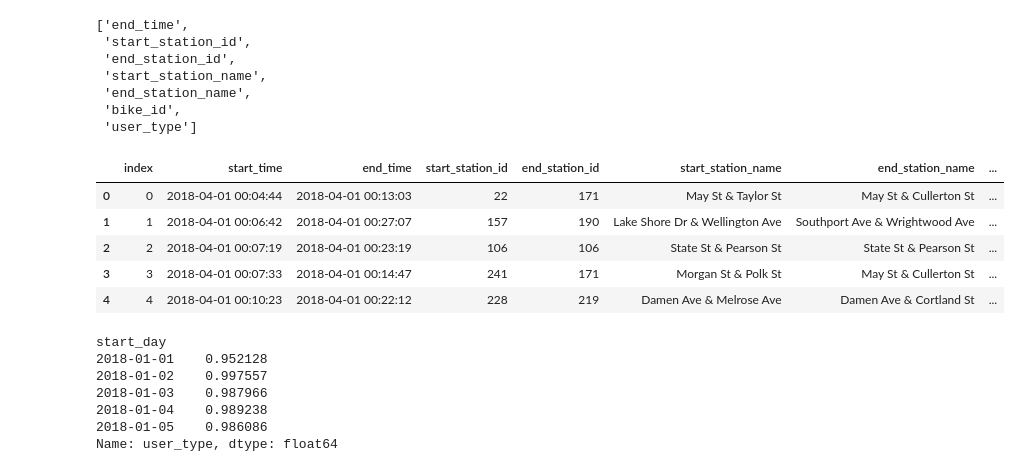
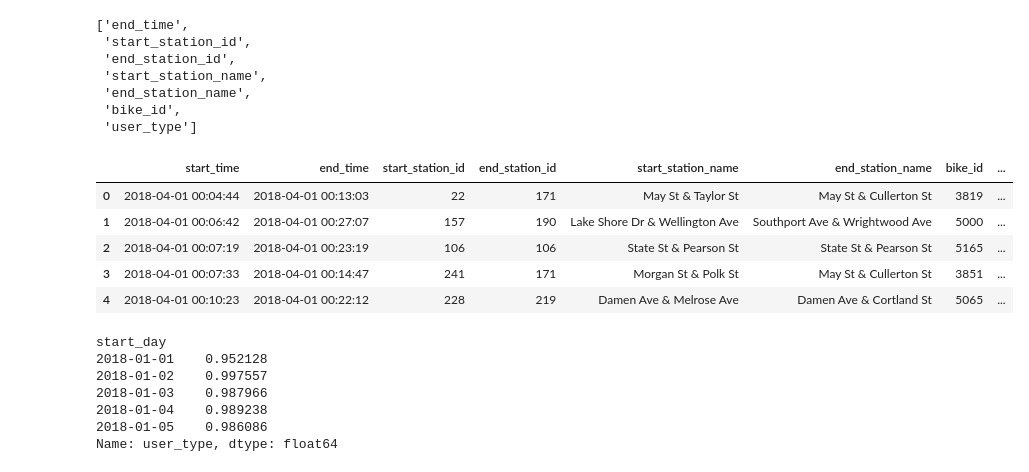
Before and after one commit to lucafanselau/standard-normalverpeilt, a Jupyter notebook: initial-plots.ipynb, the cells around one changed output. Cells and saved outputs as stored; diff of their text form; code cells hidden in the pictures.

```diff
--- a/initial-plots.ipynb
+++ b/initial-plots.ipynb
@@ -23,14 +23,14 @@ def to_day(ts):
 CHI_2018["start_day"] = CHI_2018["start_time"].apply(to_day)
 CHI_2018["start_hour"] = CHI_2018["start_time"].apply(lambda ts: ts.hour)
 # %%
-CHI_2018.head()
+nCHI_2018.head()
 # %% [output]
-|  | index | start_time | end_time | start_station_id | end_station_id | start_station_name | end_station_name | ... |
-| 0 | 0 | 2018-04-01 00:04:44 | 2018-04-01 00:13:03 | 22 | 171 | May St & Taylor St | May St & Cullerton St | ... |
-| 1 | 1 | 2018-04-01 00:06:42 | 2018-04-01 00:27:07 | 157 | 190 | Lake Shore Dr & Wellington Ave | Southport Ave & Wrightwood Ave | ... |
-| 2 | 2 | 2018-04-01 00:07:19 | 2018-04-01 00:23:19 | 106 | 106 | State St & Pearson St | State St & Pearson St | ... |
-| 3 | 3 | 2018-04-01 00:07:33 | 2018-04-01 00:14:47 | 241 | 171 | Morgan St & Polk St | May St & Cullerton St | ... |
-| 4 | 4 | 2018-04-01 00:10:23 | 2018-04-01 00:22:12 | 228 | 219 | Damen Ave & Melrose Ave | Damen Ave & Cortland St | ... |
+|  | start_time | end_time | start_station_id | end_station_id | start_station_name | end_station_name | bike_id | ... |
+| 0 | 2018-04-01 00:04:44 | 2018-04-01 00:13:03 | 22 | 171 | May St & Taylor St | May St & Cullerton St | 3819 | ... |
+| 1 | 2018-04-01 00:06:42 | 2018-04-01 00:27:07 | 157 | 190 | Lake Shore Dr & Wellington Ave | Southport Ave & Wrightwood Ave | 5000 | ... |
+| 2 | 2018-04-01 00:07:19 | 2018-04-01 00:23:19 | 106 | 106 | State St & Pearson St | State St & Pearson St | 5165 | ... |
+| 3 | 2018-04-01 00:07:33 | 2018-04-01 00:14:47 | 241 | 171 | Morgan St & Polk St | May St & Cullerton St | 3851 | ... |
+| 4 | 2018-04-01 00:10:23 | 2018-04-01 00:22:12 | 228 | 219 | Damen Ave & Melrose Ave | Damen Ave & Cortland St | 5065 | ... |
 # %%
 SUBS = CHI_2018[CHI_2018["user_type"] == "Subscriber"].groupby("start_day")["user_type"].count() # [CHI_2018["user_type"] == "Subscriber"]
 SUBS = SUBS / CHI_2018.groupby("start_day")["user_type"].count()
```
Also changed, not shown: parts of 11 cells of this notebook.
